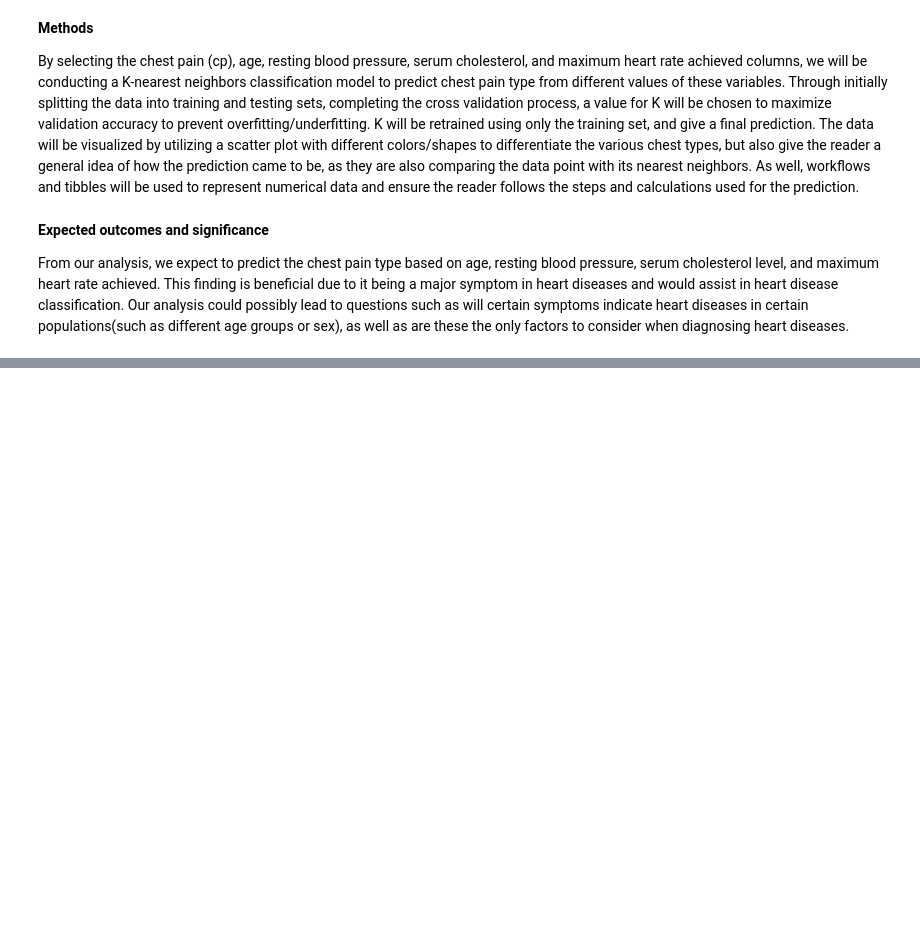
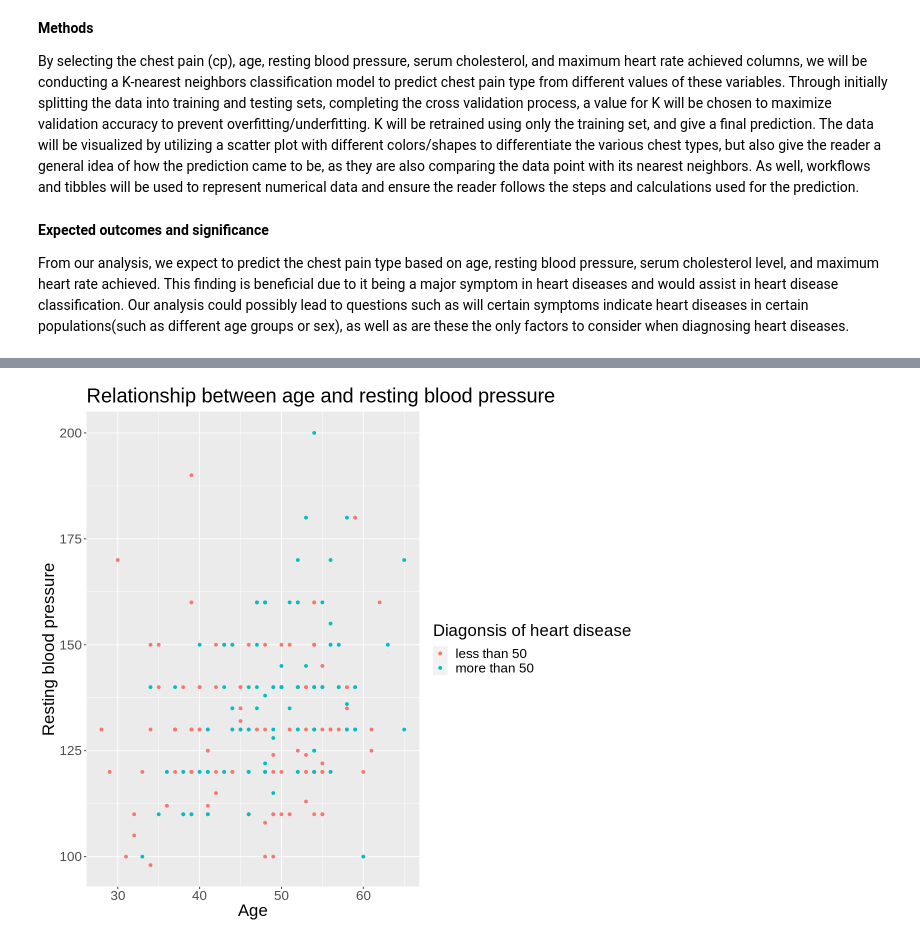
Before and after one commit to papercheesecake/DSCI100-group-project-18, a Jupyter notebook: proposal.ipynb, the cells around one changed output, grey strips where cells are left out. Drawn from its saved outputs; the diff is of its cells as text; code cells hidden in the pictures; blank space fills up the shorter version.

```diff
--- a/proposal.ipynb
+++ b/proposal.ipynb
@@ -424,0 +620,93 @@ From our analysis, we expect to predict the chest pain type based on age, restin
+# %%
+options(repr.plot.height = 9, repr.plot.width = 10)
+
+age_vs_rp_2 <- training_heart_data %>%
+                         select(resting_pressure, age, num) %>%
+                         ggplot(aes(x = age, y = resting_pressure, color = num)) +
+                         geom_point() +
+                         labs(x = 'Age', y = 'Resting blood pressure', color = 'Diagonsis of heart disease') +
+                         ggtitle('Relationship between age and resting blood pressure') +
+                         theme(text = element_text(size = 20))
+age_vs_rp_2
+
+age_vs_sc_2 <- training_heart_data %>%
+                         select(serum_chol, age, num) %>%
+                         ggplot(aes(x = age, y = serum_chol, color = num)) +
+                         geom_point() +
+                         labs(x = 'Age', y = 'Serum cholestoral (in mg/dl)', color = 'Diagonsis of heart disease') +
+                         ggtitle('Relationship between age and serum cholestoral') +
+                         theme(text = element_text(size = 20))
+age_vs_sc_2
+
+age_vs_mhr_2 <- training_heart_data %>%
+                         select(max_heartrate, age, num) %>%
+                         ggplot(aes(x = age, y = max_heartrate, color = num)) +
+                         geom_point() +
+                         labs(x = 'Age', y = 'Maximum heart rate achieved', color = 'Diagonsis of heart disease') +
+                         ggtitle('Relationship between age and maximum heart rate achieved') +
+                         theme(text = element_text(size = 20))
+age_vs_mhr_2
+
+age_vs_op_2 <- training_heart_data %>%
+                         select(oldpeak, age, num) %>%
+                         ggplot(aes(x = age, y = oldpeak, color = num)) +
+                         geom_point() +
+                         labs(x = 'Age', y = 'ST depression induced by exercise relative to rest', color = 'Diagonsis of heart disease') +
+                         ggtitle('Relationship between age and ST depression induced by exercise relative to rest') +
+                         theme(text = element_text(size = 20))
+age_vs_op_2
+
+rp_vs_sc_2 <- training_heart_data %>%
+                         select(serum_chol, resting_pressure, num) %>%
+                         ggplot(aes(x = resting_pressure, y = serum_chol, color = num)) +
+                         geom_point() +
+                         labs(x = 'Resting blood pressure', y = 'Serum cholestoral (in mg/dl)', color = 'Diagonsis of heart disease') +
+                         ggtitle('Relationship between resting pressure and serum cholestoral') +
+                         theme(text = element_text(size = 20))
+rp_vs_sc_2
+
+rp_vs_mhr_2 <- training_heart_data %>%
+                         select(max_heartrate, resting_pressure, num) %>%
+                         ggplot(aes(x = resting_pressure, y = max_heartrate, color = num)) +
+                         geom_point() +
+                         labs(x = 'Resting blood pressure', y = 'Maximum heartrate achieved', color = 'Diagonsis of heart disease') +
+                         ggtitle('Relationship between resting pressure and Maximum heartrate achieved') +
+                         theme(text = element_text(size = 20))
+rp_vs_mhr_2
+
+rp_vs_op_2 <- training_heart_data %>%
+                         select(resting_pressure, oldpeak, num) %>%
+                         ggplot(aes(x = resting_pressure, y = oldpeak, color = num)) +
+                         geom_point() +
+                         labs(x = 'Resting blood pressure', y = 'ST depression induced by exercise relative to rest', color = 'Diagonsis of heart disease') +
+                         ggtitle('Relationship between resting pressure and ST depression induced by exercise relative to rest') +
+                         theme(text = element_text(size = 20))
+rp_vs_op_2
+
+sc_vs_mhr_2 <- training_heart_data %>%
+                         select(serum_chol, max_heartrate, num) %>%
+                         ggplot(aes(x = serum_chol, y = max_heartrate, color = num)) +
+                         geom_point() +
+                         labs(x = 'Serum cholestoral (in mg/dl)', y = 'Maximum heartrate achieved', color = 'Diagonsis of heart disease') +
+                         ggtitle('Relationship between Serum cholestoral and Maximum heartrate achieved') +
+                         theme(text = element_text(size = 20))
+sc_vs_mhr_2
+
+sc_vs_op_2 <- training_heart_data %>%
+                         select(serum_chol, oldpeak, num) %>%
+                         ggplot(aes(x = serum_chol, y = oldpeak, color = num)) +
+                         geom_point() +
+                         labs(x = 'Serum cholestoral (in mg/dl)', y = 'ST depression induced by exercise relative to rest', color = 'Diagonsis of heart disease') +
+                         ggtitle('Relationship between Serum cholestoral and ST depression induced by exercise relative to rest') +
+                         theme(text = element_text(size = 20))
+sc_vs_op_2
+
+mhr_vs_op_2 <- training_heart_data %>%
+                         select(max_heartrate, oldpeak, num) %>%
+                         ggplot(aes(x = max_heartrate, y = oldpeak, color = num)) +
+                         geom_point() +
+                         labs(x = 'Maximum heartrate achieved', y = 'ST depression induced by exercise relative to rest', color = 'Diagonsis of heart disease') +
+                         ggtitle('Relationship between maximum heartrate achieved and ST depression induced by exercise relative to rest') +
+                         theme(text = element_text(size = 20))
+mhr_vs_op_2
+# %% [output]
@@ -424,0 +715 @@ From our analysis, we expect to predict the chest pain type based on age, restin
+[figure, added]
```
Also changed, not shown: parts of 6 cells of this notebook.
